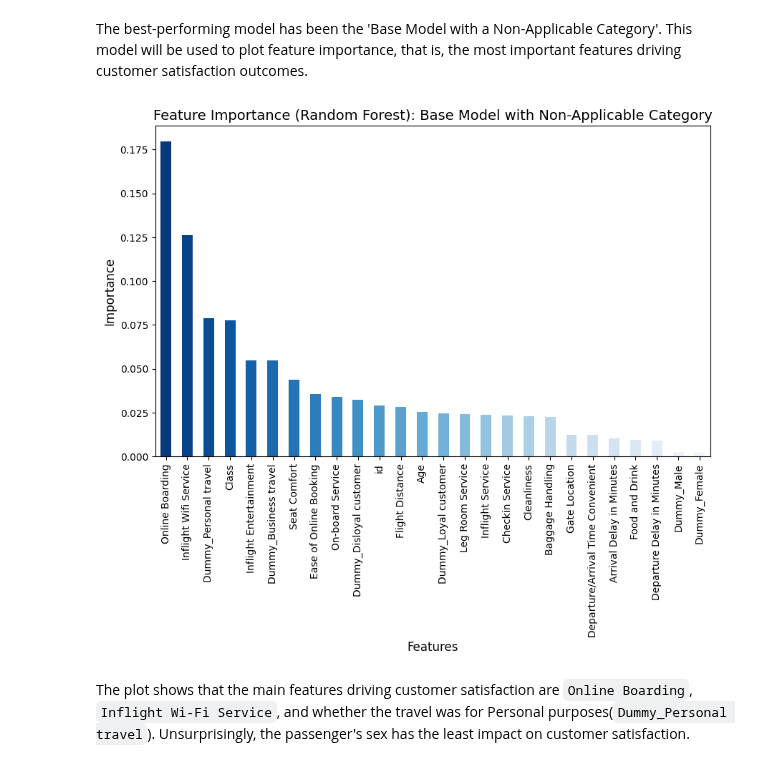
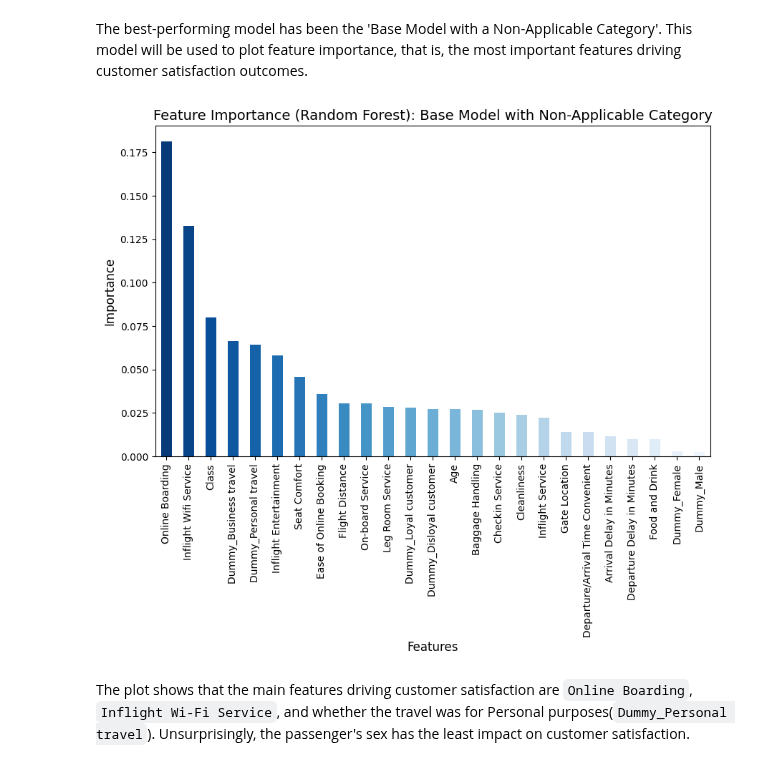
Before and after one commit to alexandra-pritoula/airline_passenger_satisfaction, a Jupyter notebook: Notebooks/model_training_and_evaluation.ipynb, the cells around one changed output. Saved outputs shown, nothing was run; the diff lists cells and outputs as text; code cells hidden in the pictures.

Commit message:
Small changes to plots.

```diff
--- a/Notebooks/model_training_and_evaluation.ipynb
+++ b/Notebooks/model_training_and_evaluation.ipynb
@@ -684,36 +687,36 @@ The best-performing model has been the 'Base Model with a Non-Applicable Categor
 non_applicable_imputed = pd.read_pickle('../Data/Preprocessed/non_applicable_imputed.pkl')
 
 # Splitting the data into features and responses:
-X = non_applicable_imputed.drop(columns = 'Satisfaction', axis = 1)
+X = non_applicable_imputed.drop(columns = ['Satisfaction', 'id'], axis = 1)
 y = non_applicable_imputed['Satisfaction']
 
 # Scaling the data:
 scaler = StandardScaler()
 X_scaled = scaler.fit_transform(X)
 
 # Fitting the model:
 rf = RandomForestClassifier()
 model_rf = rf.fit(X_scaled, y)
 model_pkl_file = '../Models/Imputation_Model_4/model_rf.pkl'
 with open(model_pkl_file, 'wb') as file:
          pickle.dump(model_rf, file)
 
 with open(model_pkl_file, 'rb') as file:
         model_rf = pickle.load(file)
 
 # Plotting the feature importance:
 importance = pd.Series(model_rf.feature_importances_, index=X.columns)
 colors = list(reversed(sns.color_palette("Blues", len(importance))))
 ax = importance.sort_values(ascending=False).plot(kind='bar', color=colors, figsize=(10, 6))
 
 # Customising the plot:
 ax.set_xlabel('Features', fontsize=12)
 ax.set_ylabel('Importance', fontsize=12)
 ax.set_title('Feature Importance (Random Forest): Base Model with Non-Applicable Category', fontsize=14)
 ax.tick_params(axis='both', labelsize=10)
 plt.show()
 # %% [output]
-[figure, old version]
+[figure, new version]
 # %% [markdown]
 The plot shows that the main features driving customer satisfaction are `Online Boarding`, `Inflight Wi-Fi Service`, and whether the travel was for Personal purposes(`Dummy_Personal travel`). Unsurprisingly, the passenger's sex has the least impact on customer satisfaction.
 # %% [markdown]
```
Also changed, not shown: parts of 1 cell of this notebook, 6 other files.
